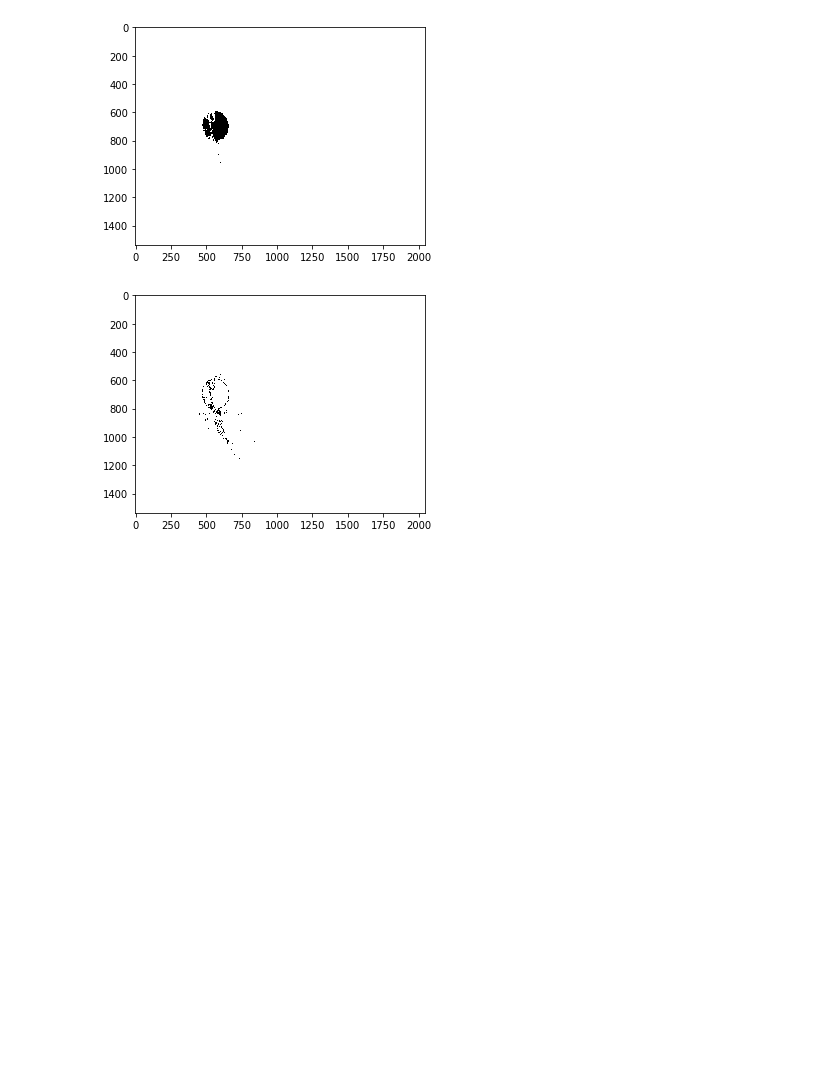
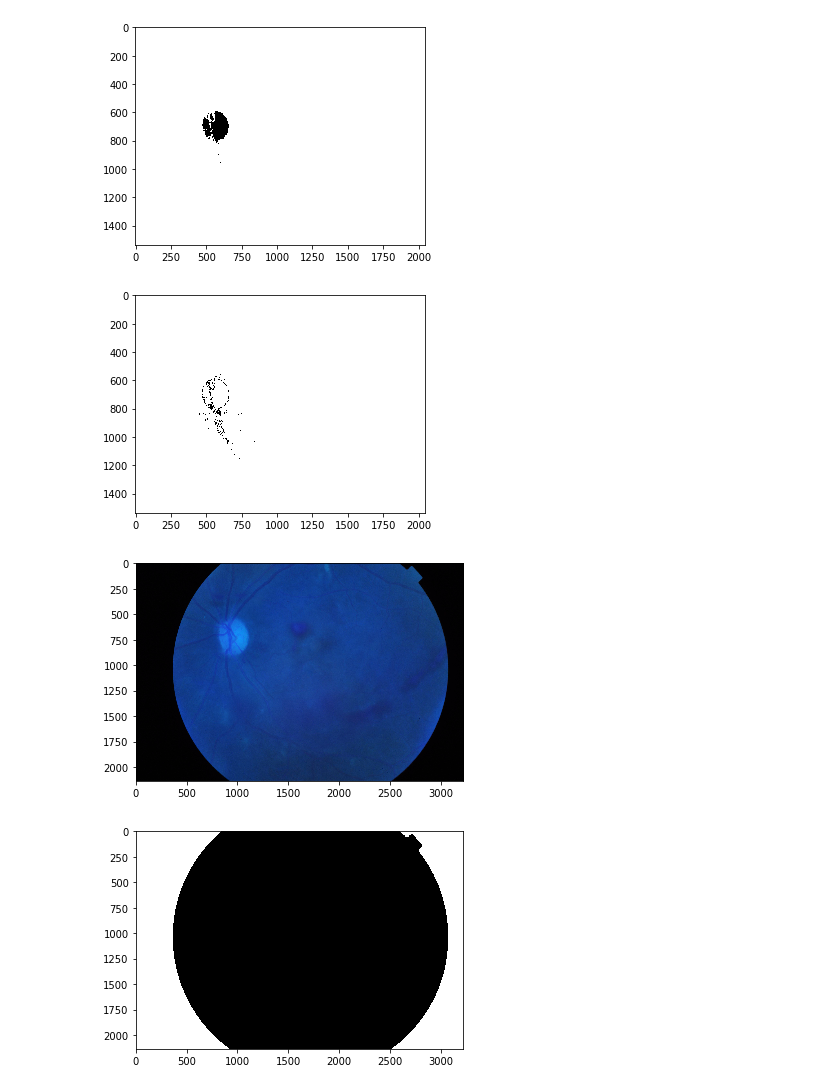
Before and after one commit to RutujaJadhav/A-eye, a Jupyter notebook: openCV_Fundus_AI.ipynb, the cells around one changed output. Drawn from its saved outputs; the diff is of its cells as text; code cells hidden in the pictures; blank space fills up the shorter version.

```diff
--- a/openCV_Fundus_AI.ipynb
+++ b/openCV_Fundus_AI.ipynb
@@ -489,3 +489,19 @@ plt.show()
 [figure]
 [figure]
 [figure]
+# %%
+import numpy as np
+import cv2
+from matplotlib import pyplot as plt
+
+img = cv2.imread('49.png')
+gray = cv2.cvtColor(img,cv2.COLOR_BGR2GRAY)
+ret, thresh = cv2.threshold(gray,0,255,cv2.THRESH_BINARY_INV+cv2.THRESH_OTSU)
+
+plt.imshow(img,'gray')
+plt.show()
+plt.imshow(thresh,'gray')
+plt.show()
+# %% [output]
+[figure, added]
+[figure, added]
```
